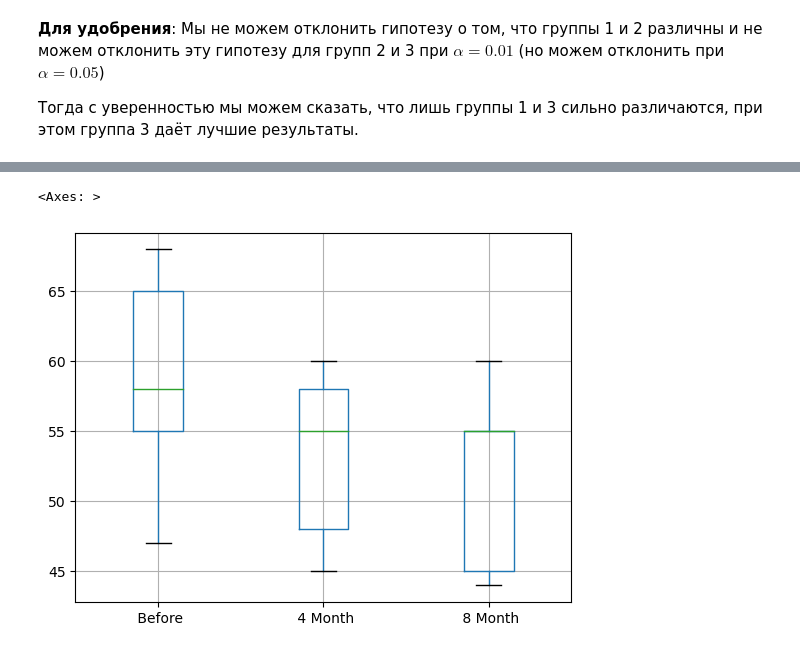
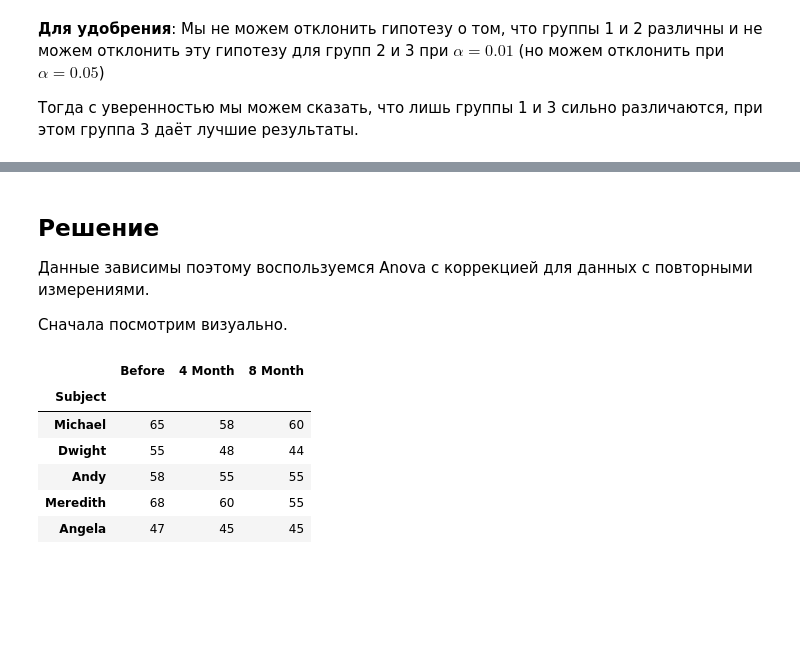
Before and after one commit to BurnBirdX7/statistics, a Jupyter notebook: src/Homework3.ipynb, the cells around one changed output, grey strips where cells are left out. Drawn from its saved outputs; the diff is of its cells as text; code cells hidden in the pictures; blank space fills up the shorter version.

```diff
--- a/src/Homework3.ipynb
+++ b/src/Homework3.ipynb
@@ -236,6 +230,17 @@ Fertilizer 3      0.599126      0.422957      0.000000
+# %% [markdown]
+## Решение
+
+Данные зависимы поэтому воспользуемся Anova с коррекцией для данных с повторными измерениями.
+
+Сначала посмотрим визуально.
 # %%
-office_data = pd.read_csv("Task3_data.csv").drop(columns="Subject")
-office_data.boxplot()
+office_data = pd.read_csv("Task3_data.csv", index_col=0)
+office_data
 # %% [output]
-<Axes: >
-[figure, removed]
+|  | Before | 4 Month | 8 Month |
+| Subject |  |  |  |
+| Michael | 65 | 58 | 60 |
+| Dwight | 55 | 48 | 44 |
+| Andy | 58 | 55 | 55 |
+| Meredith | 68 | 60 | 55 |
+| Angela | 47 | 45 | 45 |
```
Also changed, not shown: parts of 14 cells of this notebook, 1 other file.
